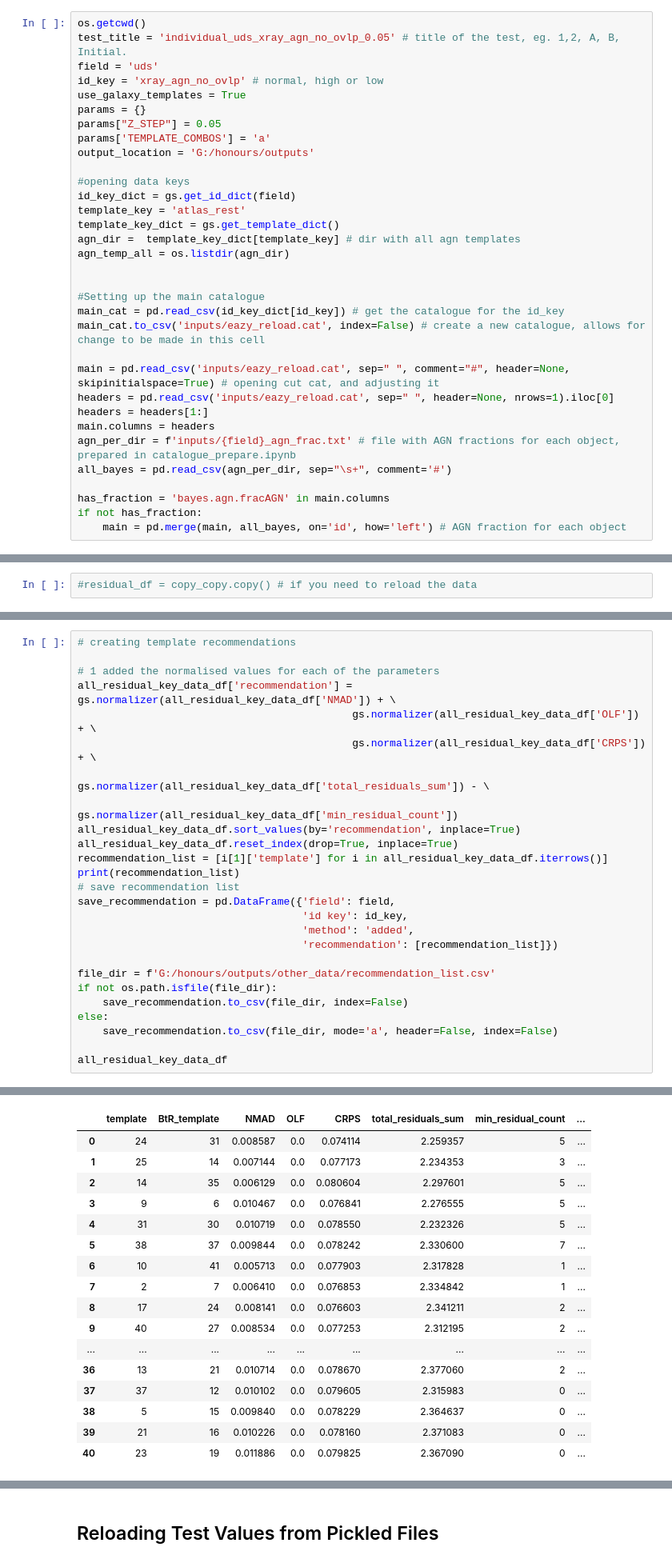
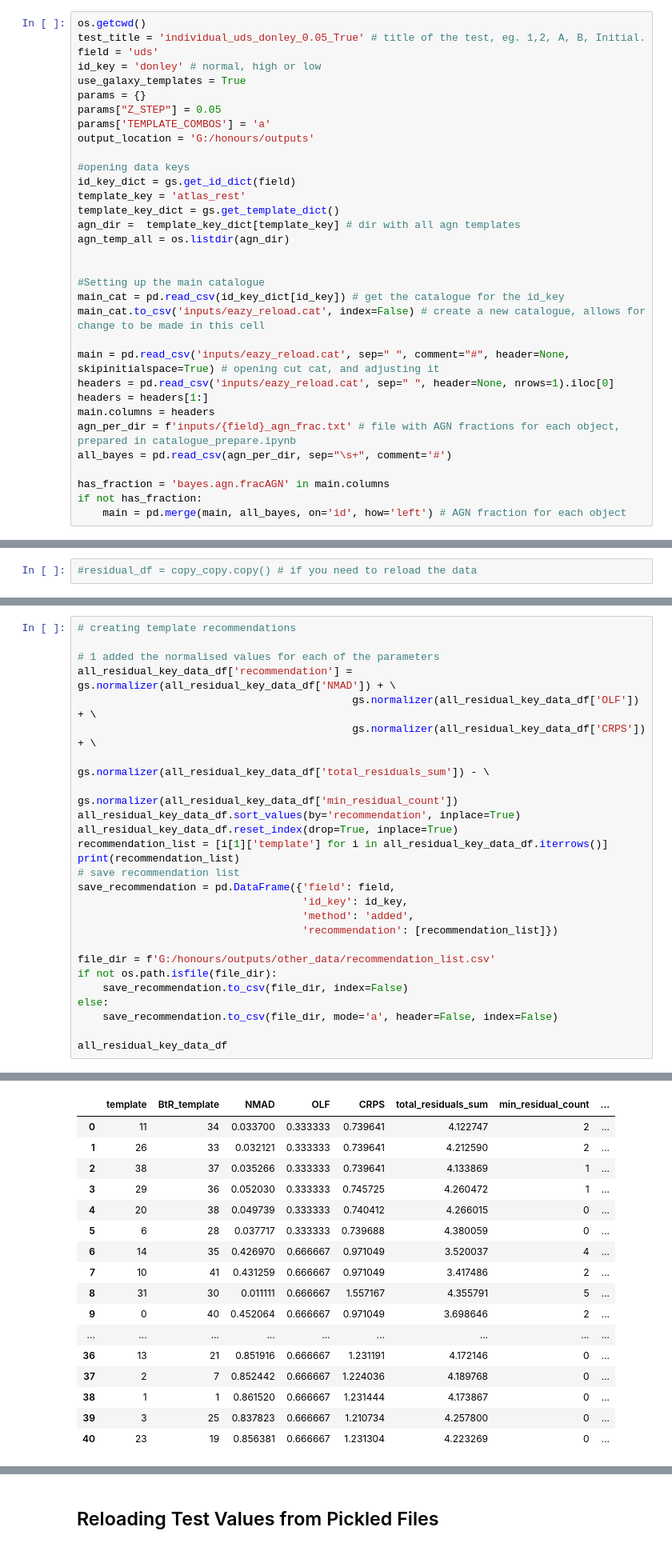
Before and after one commit to eddie-cunning/AGN_Template, a Jupyter notebook: graphing.ipynb, the cells around one changed output, grey strips where cells are left out. Shown at 80% size. Drawn from its saved outputs; the diff is of its cells as text.

```diff
--- a/graphing.ipynb
+++ b/graphing.ipynb
@@ -218,8 +218,8 @@ Text(40.347222222222214, 0.5, 'NMAD - NMAD without templates')
 # %%
 os.getcwd()
-test_title = 'individual_uds_xray_agn_no_ovlp_0.05' # title of the test, eg. 1,2, A, B, Initial.
+test_title = 'individual_uds_donley_0.05_True' # title of the test, eg. 1,2, A, B, Initial.
 field = 'uds'
-id_key = 'xray_agn_no_ovlp' # normal, high or low
+id_key = 'donley' # normal, high or low
 use_galaxy_templates = True
 params = {}
 params["Z_STEP"] = 0.05
@@ -586,7 +638,7 @@ recommendation_list = [i[1]['template'] for i in all_residual_key_data_df.iterro
 print(recommendation_list)
 # save recommendation list
 save_recommendation = pd.DataFrame({'field': field,
-                                    'id key': id_key,
+                                    'id_key': id_key,
                                     'method': 'added',
                                     'recommendation': [recommendation_list]})
 
@@ -602,20 +654,20 @@ all_residual_key_data_df
 |  | template | BtR_template | NMAD | OLF | CRPS | total_residuals_sum | min_residual_count | ... |
-| 0 | 24 | 31 | 0.008587 | 0.0 | 0.074114 | 2.259357 | 5 | ... |
-| 1 | 25 | 14 | 0.007144 | 0.0 | 0.077173 | 2.234353 | 3 | ... |
-| 2 | 14 | 35 | 0.006129 | 0.0 | 0.080604 | 2.297601 | 5 | ... |
-| 3 | 9 | 6 | 0.010467 | 0.0 | 0.076841 | 2.276555 | 5 | ... |
-| 4 | 31 | 30 | 0.010719 | 0.0 | 0.078550 | 2.232326 | 5 | ... |
-| 5 | 38 | 37 | 0.009844 | 0.0 | 0.078242 | 2.330600 | 7 | ... |
-| 6 | 10 | 41 | 0.005713 | 0.0 | 0.077903 | 2.317828 | 1 | ... |
-| 7 | 2 | 7 | 0.006410 | 0.0 | 0.076853 | 2.334842 | 1 | ... |
-| 8 | 17 | 24 | 0.008141 | 0.0 | 0.076603 | 2.341211 | 2 | ... |
-| 9 | 40 | 27 | 0.008534 | 0.0 | 0.077253 | 2.312195 | 2 | ... |
+| 0 | 11 | 34 | 0.033700 | 0.333333 | 0.739641 | 4.122747 | 2 | ... |
+| 1 | 26 | 33 | 0.032121 | 0.333333 | 0.739641 | 4.212590 | 2 | ... |
+| 2 | 38 | 37 | 0.035266 | 0.333333 | 0.739641 | 4.133869 | 1 | ... |
+| 3 | 29 | 36 | 0.052030 | 0.333333 | 0.745725 | 4.260472 | 1 | ... |
+| 4 | 20 | 38 | 0.049739 | 0.333333 | 0.740412 | 4.266015 | 0 | ... |
+| 5 | 6 | 28 | 0.037717 | 0.333333 | 0.739688 | 4.380059 | 0 | ... |
+| 6 | 14 | 35 | 0.426970 | 0.666667 | 0.971049 | 3.520037 | 4 | ... |
+| 7 | 10 | 41 | 0.431259 | 0.666667 | 0.971049 | 3.417486 | 2 | ... |
+| 8 | 31 | 30 | 0.011111 | 0.666667 | 1.557167 | 4.355791 | 5 | ... |
+| 9 | 0 | 40 | 0.452064 | 0.666667 | 0.971049 | 3.698646 | 2 | ... |
 | ... | ... | ... | ... | ... | ... | ... | ... | ... |
-| 36 | 13 | 21 | 0.010714 | 0.0 | 0.078670 | 2.377060 | 2 | ... |
-| 37 | 37 | 12 | 0.010102 | 0.0 | 0.079605 | 2.315983 | 0 | ... |
-| 38 | 5 | 15 | 0.009840 | 0.0 | 0.078229 | 2.364637 | 0 | ... |
-| 39 | 21 | 16 | 0.010226 | 0.0 | 0.078160 | 2.371083 | 0 | ... |
-| 40 | 23 | 19 | 0.011886 | 0.0 | 0.079825 | 2.367090 | 0 | ... |
+| 36 | 13 | 21 | 0.851916 | 0.666667 | 1.231191 | 4.172146 | 0 | ... |
+| 37 | 2 | 7 | 0.852442 | 0.666667 | 1.224036 | 4.189768 | 0 | ... |
+| 38 | 1 | 1 | 0.861520 | 0.666667 | 1.231444 | 4.173867 | 0 | ... |
+| 39 | 3 | 25 | 0.837823 | 0.666667 | 1.210734 | 4.257800 | 0 | ... |
+| 40 | 23 | 19 | 0.856381 | 0.666667 | 1.231304 | 4.223269 | 0 | ... |
 # %%
 # averaging the residuals
 from scipy.stats import linregress
```
Also changed, not shown: parts of 32 cells of this notebook, 9 other files.
